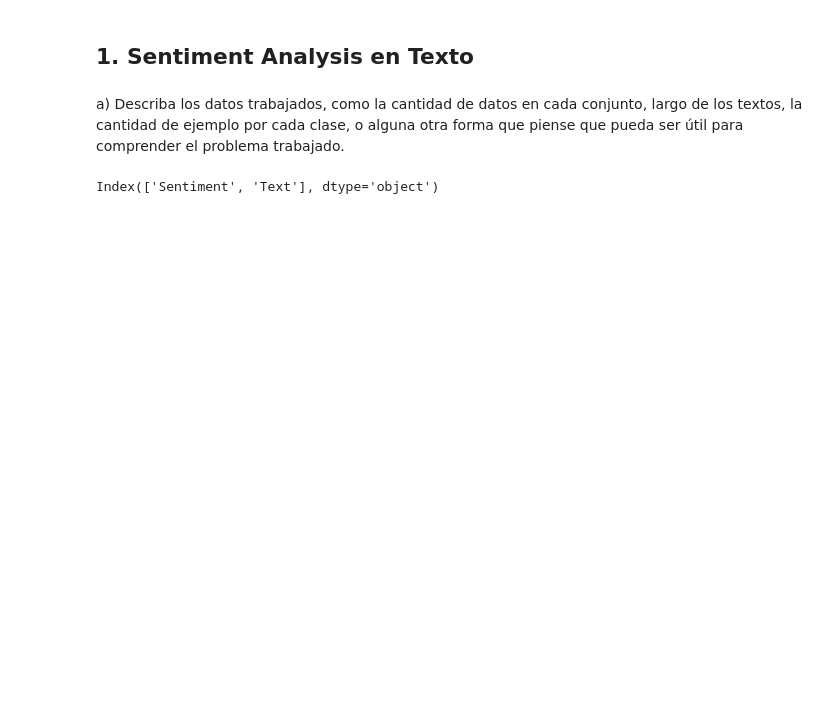
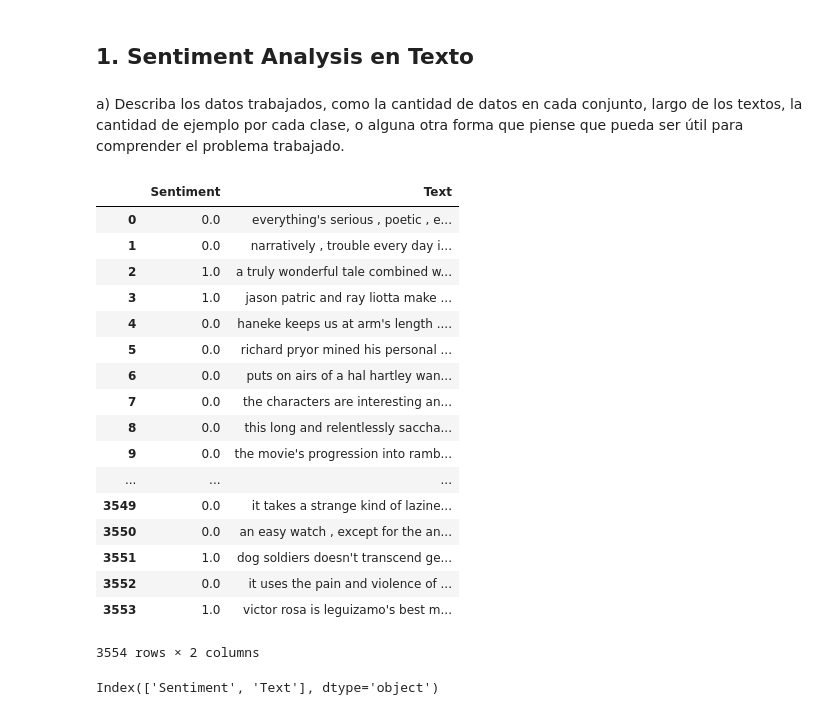
Before and after one commit to GVergaraD/Tarea2-INF393-II-2019, a Jupyter notebook: Tarea2-Sanchez-Vergara.ipynb, the cells around one changed output. Drawn from its saved outputs; the diff is of its cells as text; code cells hidden in the pictures; blank space fills up the shorter version.

```diff
--- a/Tarea2-Sanchez-Vergara.ipynb
+++ b/Tarea2-Sanchez-Vergara.ipynb
@@ -32,6 +32,27 @@ labels_train = df_train.Sentiment.values
 labels_test = df_test.Sentiment.values
 # %% [markdown]
 a) Describa los datos trabajados, como la cantidad de datos en cada conjunto, largo de los textos, la cantidad de ejemplo por cada clase, o alguna otra forma que piense que pueda ser útil para comprender el problema trabajado.
+# %%
+df_train
+# %% [output]
+|  | Sentiment | Text |
+| 0 | 0.0 | everything's serious , poetic , e... |
+| 1 | 0.0 | narratively , trouble every day i... |
+| 2 | 1.0 | a truly wonderful tale combined w... |
+| 3 | 1.0 | jason patric and ray liotta make ... |
+| 4 | 0.0 | haneke keeps us at arm's length .... |
+| 5 | 0.0 | richard pryor mined his personal ... |
+| 6 | 0.0 | puts on airs of a hal hartley wan... |
+| 7 | 0.0 | the characters are interesting an... |
+| 8 | 0.0 | this long and relentlessly saccha... |
+| 9 | 0.0 | the movie's progression into ramb... |
+| ... | ... | ... |
+| 3549 | 0.0 | it takes a strange kind of lazine... |
+| 3550 | 0.0 | an easy watch , except for the an... |
+| 3551 | 1.0 | dog soldiers doesn't transcend ge... |
+| 3552 | 0.0 | it uses the pain and violence of ... |
+| 3553 | 1.0 | victor rosa is leguizamo's best m... |
+3554 rows × 2 columns
 # %%
 df_train.columns
 # %% [output]
```
Also changed, not shown: parts of 21 cells of this notebook.
